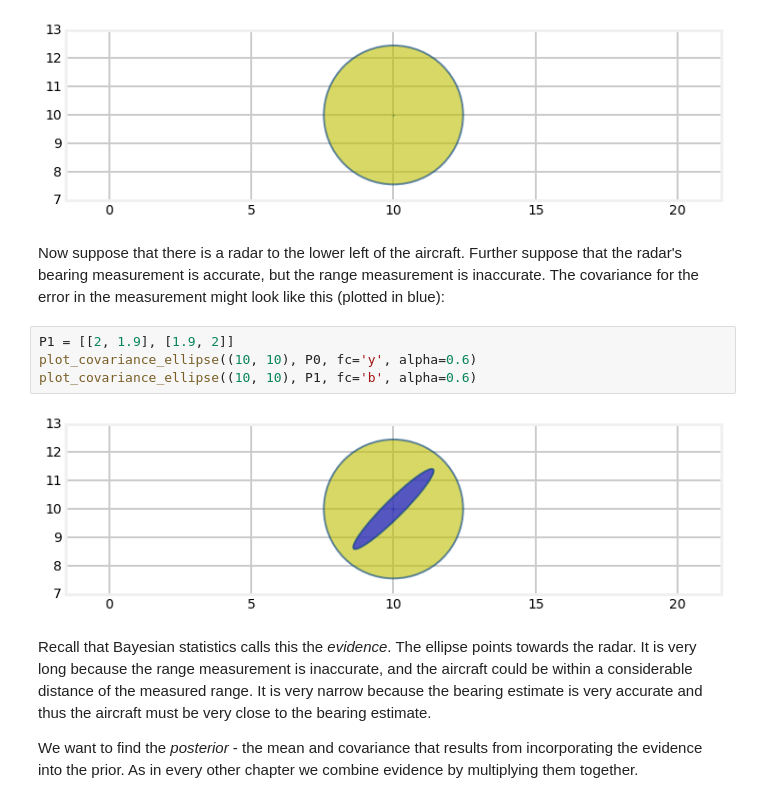
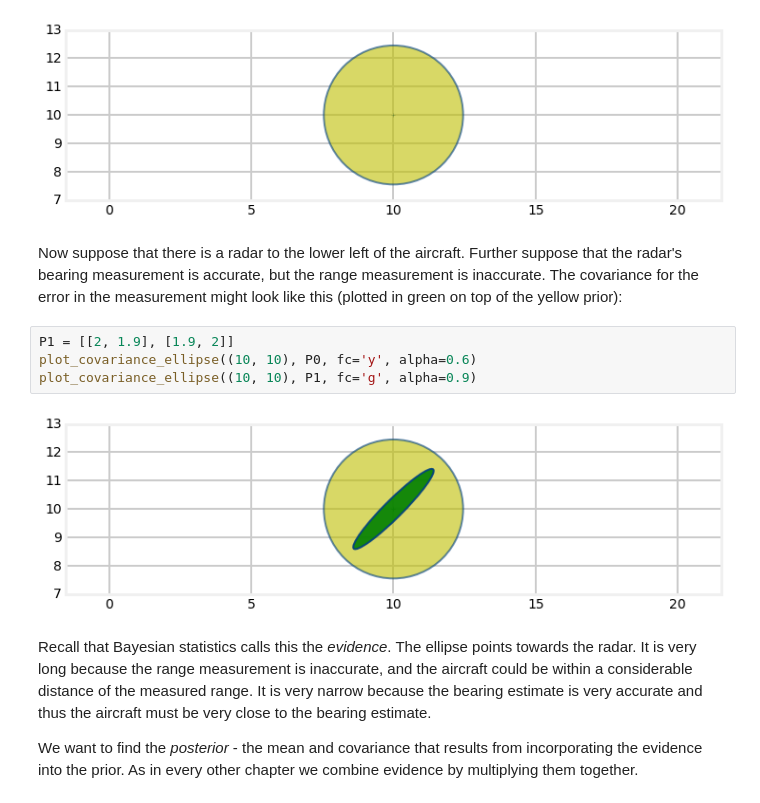
Before and after one commit to rlabbe/Kalman-and-Bayesian-Filters-in-Python, a Jupyter notebook: 05-Multivariate-Gaussians.ipynb, the cells around one changed output. Drawn from its saved outputs; the diff is of its cells as text.

```diff
--- a/05-Multivariate-Gaussians.ipynb
+++ b/05-Multivariate-Gaussians.ipynb
@@ -458,13 +467,13 @@ plot_covariance_ellipse((10, 10), P0, fc='y', alpha=0.6)
 # %% [output]
 [figure]
 # %% [markdown]
-Now suppose that there is a radar to the lower left of the aircraft. Further suppose that the radar's bearing measurement is accurate, but the range measurement is inaccurate. The covariance for the error in the measurement might look like this (plotted in blue):
+Now suppose that there is a radar to the lower left of the aircraft. Further suppose that the radar's bearing measurement is accurate, but the range measurement is inaccurate. The covariance for the error in the measurement might look like this (plotted in green on top of the yellow prior):
 # %%
 P1 = [[2, 1.9], [1.9, 2]]
 plot_covariance_ellipse((10, 10), P0, fc='y', alpha=0.6)
-plot_covariance_ellipse((10, 10), P1, fc='b', alpha=0.6)
+plot_covariance_ellipse((10, 10), P1, fc='g', alpha=0.9)
 # %% [output]
-[figure, old version]
+[figure, new version]
 # %% [markdown]
 Recall that Bayesian statistics calls this the *evidence*. The ellipse points towards the radar. It is very long because the range measurement is inaccurate, and the aircraft could be within a considerable distance of the measured range. It is very narrow because the bearing estimate is very accurate and thus the aircraft must be very close to the bearing estimate.
 
```
Also changed, not shown: parts of 29 cells of this notebook, 6 other files.
